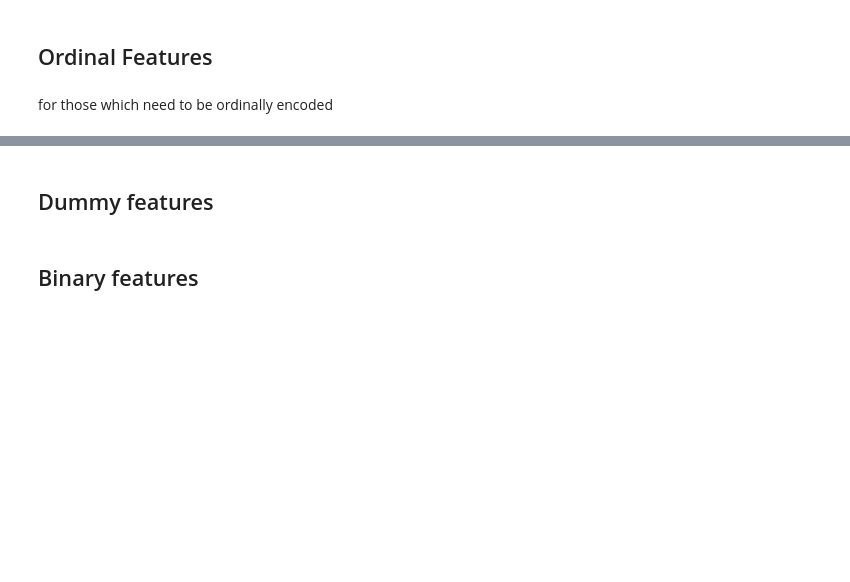
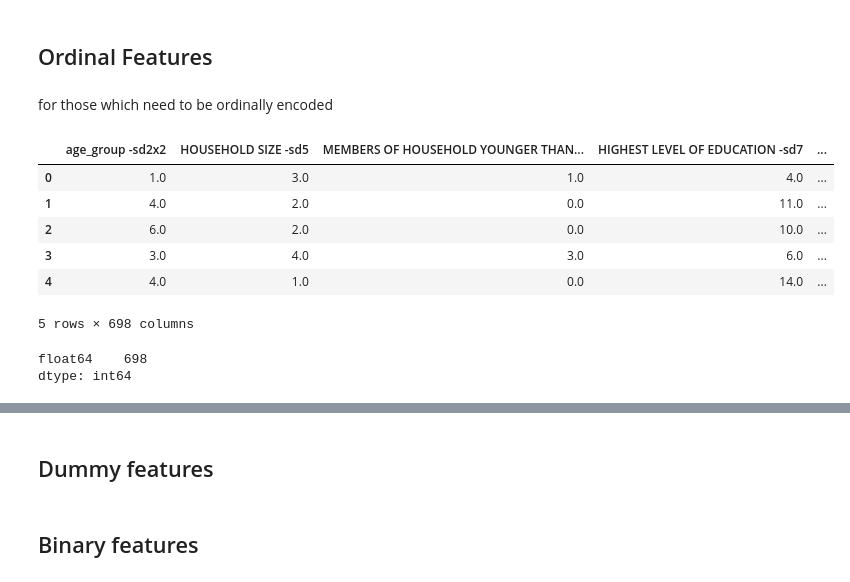
Before and after one commit to caichinger/survey_attrition_for_mooc, a Jupyter notebook: data_preparation.ipynb, the cells around one changed output, grey strips where cells are left out. Cells and saved outputs as stored; diff of their text form; code cells hidden in the pictures; blank space fills up the shorter version.

```diff
--- a/data_preparation.ipynb
+++ b/data_preparation.ipynb
@@ -140,3 +202,22 @@ def prepare_ordinals_to_transform(df):
 
 
 dict_of_dfs = apply_modification(prepare_ordinals_to_transform, dict_of_dfs)
+# %%
+ordinal_names = get_ordinal_names()
+# ordinal_names
+# %%
+q = rename_specific_features_set(df, ordinal_names)
+q.head()
+# %% [output]
+|  | age_group -sd2x2 | HOUSEHOLD SIZE -sd5 | MEMBERS OF HOUSEHOLD YOUNGER THAN... | HIGHEST LEVEL OF EDUCATION -sd7 | ... |
+| 0 | 1.0 | 3.0 | 1.0 | 4.0 | ... |
+| 1 | 4.0 | 2.0 | 0.0 | 11.0 | ... |
+| 2 | 6.0 | 2.0 | 0.0 | 10.0 | ... |
+| 3 | 3.0 | 4.0 | 3.0 | 6.0 | ... |
+| 4 | 4.0 | 1.0 | 0.0 | 14.0 | ... |
+5 rows × 698 columns
+# %%
+q.dtypes.value_counts()
+# %% [output]
+float64    698
+dtype: int64
```
Also changed, not shown: parts of 29 cells of this notebook, 12 other files.
